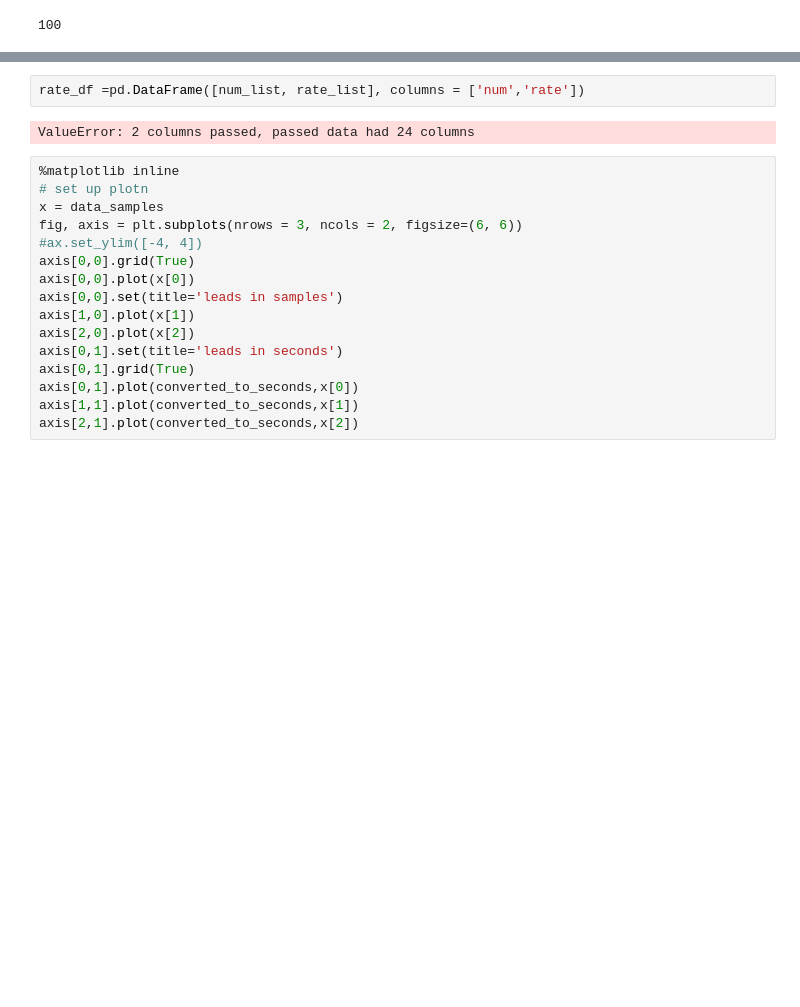
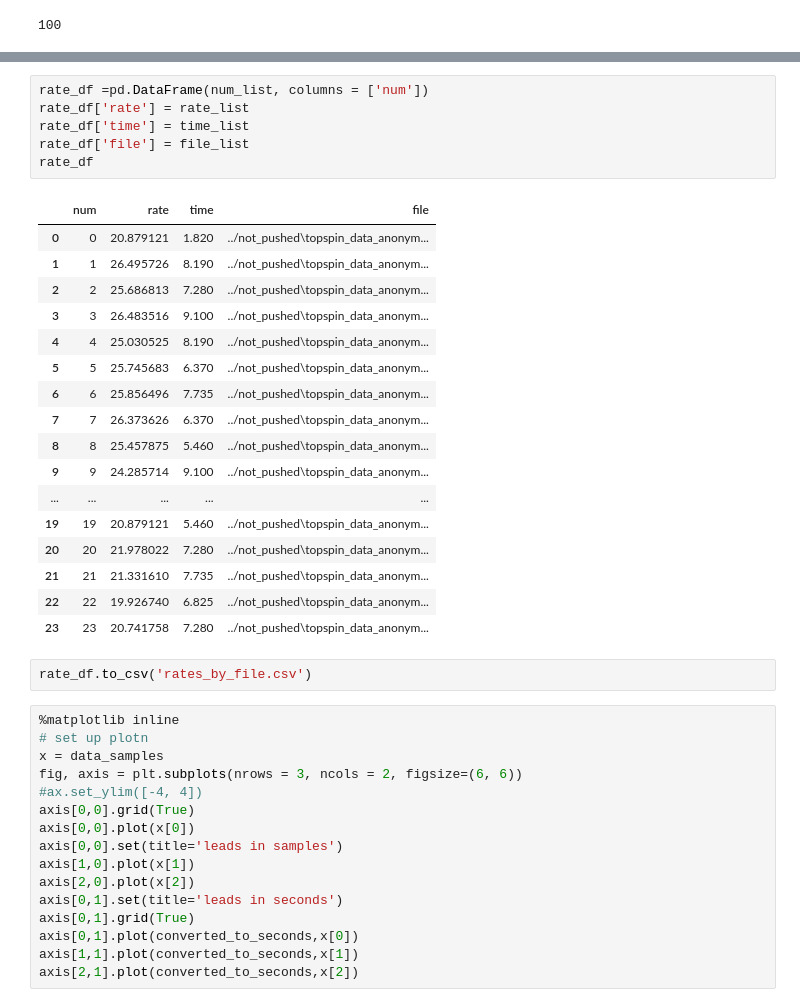
Before and after one commit to ReSurfEMG/ReSurfEMG, a Jupyter notebook: open_work/array_time_matching.ipynb, the cells around one changed output, grey strips where cells are left out. Drawn from its saved outputs; the diff is of its cells as text; blank space fills up the shorter version.

```diff
--- a/open_work/array_time_matching.ipynb
+++ b/open_work/array_time_matching.ipynb
@@ -240,7 +246,29 @@ Done reading data.
 # %%
-rate_df =pd.DataFrame([num_list, rate_list], columns = ['num','rate'])
+rate_df =pd.DataFrame(num_list, columns = ['num'])
+rate_df['rate'] = rate_list
+rate_df['time'] = time_list
+rate_df['file'] = file_list
+rate_df
 # %% [output]
-ValueError: 2 columns passed, passed data had 24 columns
+|  | num | rate | time | file |
+| 0 | 0 | 20.879121 | 1.820 | ../not_pushed\topspin_data_anonym... |
+| 1 | 1 | 26.495726 | 8.190 | ../not_pushed\topspin_data_anonym... |
+| 2 | 2 | 25.686813 | 7.280 | ../not_pushed\topspin_data_anonym... |
+| 3 | 3 | 26.483516 | 9.100 | ../not_pushed\topspin_data_anonym... |
+| 4 | 4 | 25.030525 | 8.190 | ../not_pushed\topspin_data_anonym... |
+| 5 | 5 | 25.745683 | 6.370 | ../not_pushed\topspin_data_anonym... |
+| 6 | 6 | 25.856496 | 7.735 | ../not_pushed\topspin_data_anonym... |
+| 7 | 7 | 26.373626 | 6.370 | ../not_pushed\topspin_data_anonym... |
+| 8 | 8 | 25.457875 | 5.460 | ../not_pushed\topspin_data_anonym... |
+| 9 | 9 | 24.285714 | 9.100 | ../not_pushed\topspin_data_anonym... |
+| ... | ... | ... | ... | ... |
+| 19 | 19 | 20.879121 | 5.460 | ../not_pushed\topspin_data_anonym... |
+| 20 | 20 | 21.978022 | 7.280 | ../not_pushed\topspin_data_anonym... |
+| 21 | 21 | 21.331610 | 7.735 | ../not_pushed\topspin_data_anonym... |
+| 22 | 22 | 19.926740 | 6.825 | ../not_pushed\topspin_data_anonym... |
+| 23 | 23 | 20.741758 | 7.280 | ../not_pushed\topspin_data_anonym... |
+# %%
+rate_df.to_csv('rates_by_file.csv')
 # %%
 %matplotlib inline
 # set up plotn
```
Also changed, not shown: parts of 2 cells of this notebook.
